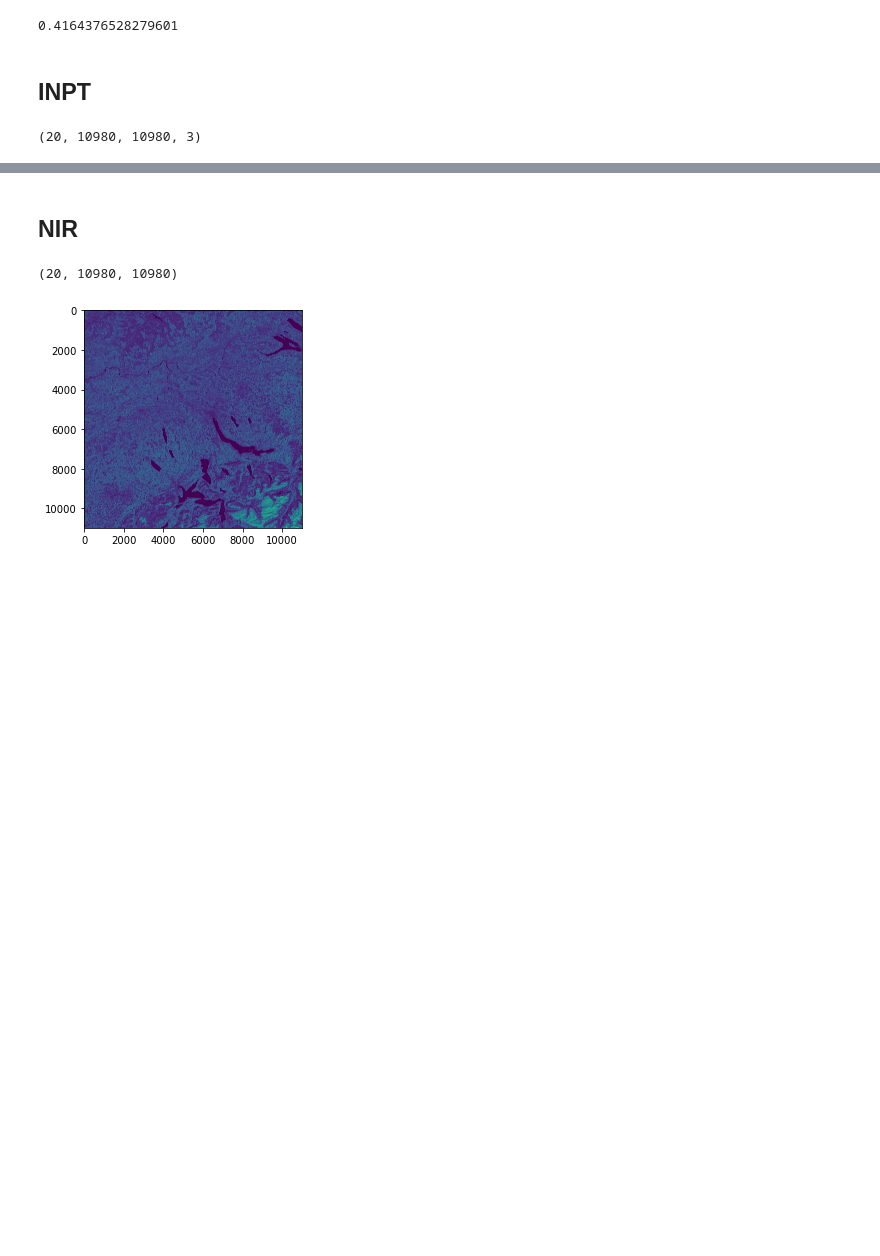
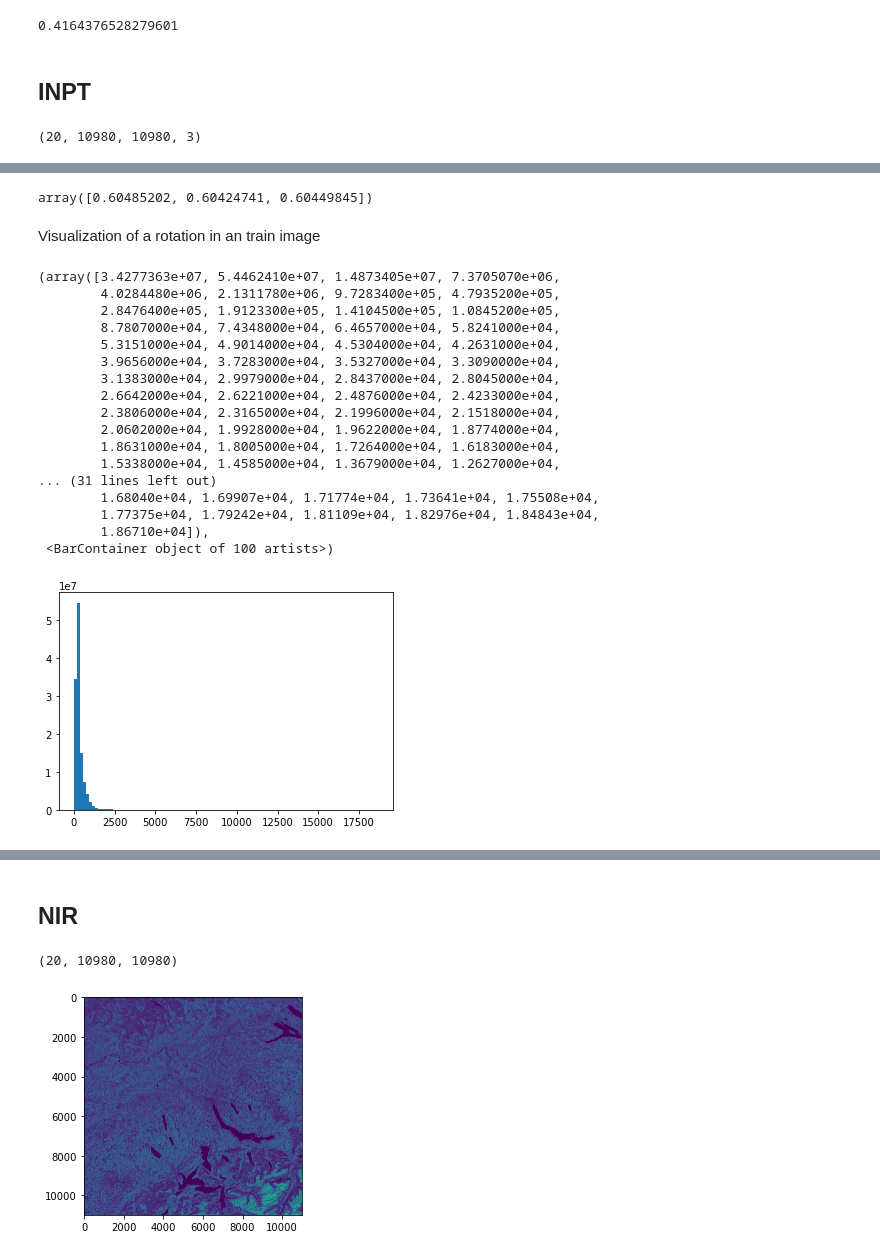
Before and after one commit to jingyan-li/Vege_Height_Regression, a Jupyter notebook: code/data_preprocess.ipynb, the cells around one changed output, grey strips where cells are left out. Saved outputs shown, nothing was run; the diff lists cells and outputs as text; code cells hidden in the pictures; blank space fills up the shorter version.

```diff
--- a/code/data_preprocess.ipynb
+++ b/code/data_preprocess.ipynb
@@ -100,0 +155,6 @@ inpt[0].min()
+# %%
+np.sum(inpt[1]<=1, axis=(0,1))/10980/10980
+# %% [output]
+array([0.60485202, 0.60424741, 0.60449845])
+# %% [markdown]
+Visualization of a rotation in an train image
@@ -100,0 +164,21 @@ inpt[0].min()
+# %%
+plt.hist(inpt[0][...,0].ravel(), bins=100)
+# %% [output]
+(array([3.4277363e+07, 5.4462410e+07, 1.4873405e+07, 7.3705070e+06,
+        4.0284480e+06, 2.1311780e+06, 9.7283400e+05, 4.7935200e+05,
+        2.8476400e+05, 1.9123300e+05, 1.4104500e+05, 1.0845200e+05,
+        8.7807000e+04, 7.4348000e+04, 6.4657000e+04, 5.8241000e+04,
+        5.3151000e+04, 4.9014000e+04, 4.5304000e+04, 4.2631000e+04,
+        3.9656000e+04, 3.7283000e+04, 3.5327000e+04, 3.3090000e+04,
+        3.1383000e+04, 2.9979000e+04, 2.8437000e+04, 2.8045000e+04,
+        2.6642000e+04, 2.6221000e+04, 2.4876000e+04, 2.4233000e+04,
+        2.3806000e+04, 2.3165000e+04, 2.1996000e+04, 2.1518000e+04,
+        2.0602000e+04, 1.9928000e+04, 1.9622000e+04, 1.8774000e+04,
+        1.8631000e+04, 1.8005000e+04, 1.7264000e+04, 1.6183000e+04,
+        1.5338000e+04, 1.4585000e+04, 1.3679000e+04, 1.2627000e+04,
+... (31 lines left out)
+        1.68040e+04, 1.69907e+04, 1.71774e+04, 1.73641e+04, 1.75508e+04,
+        1.77375e+04, 1.79242e+04, 1.81109e+04, 1.82976e+04, 1.84843e+04,
+        1.86710e+04]),
+ <BarContainer object of 100 artists>)
+[figure, added]
```
Also changed, not shown: parts of 28 cells of this notebook, 5 other files.
